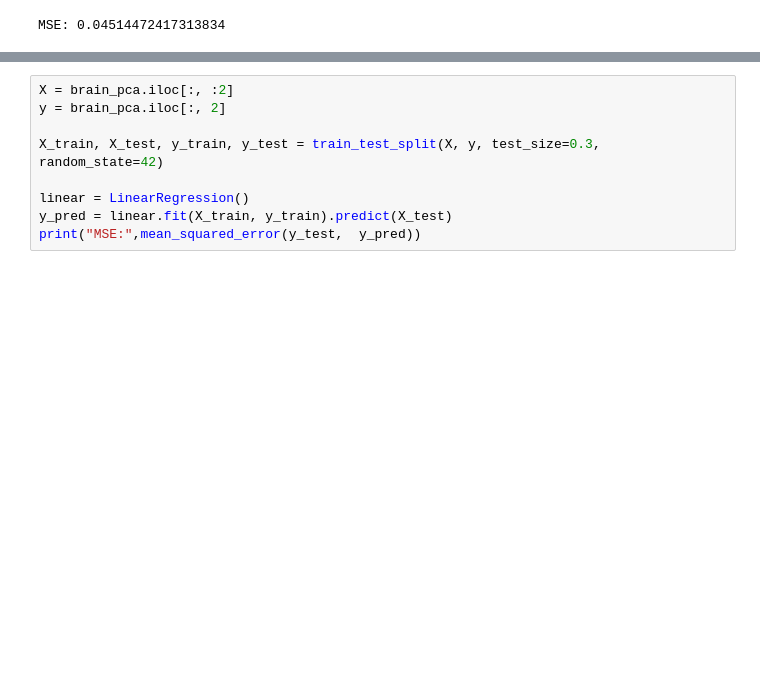
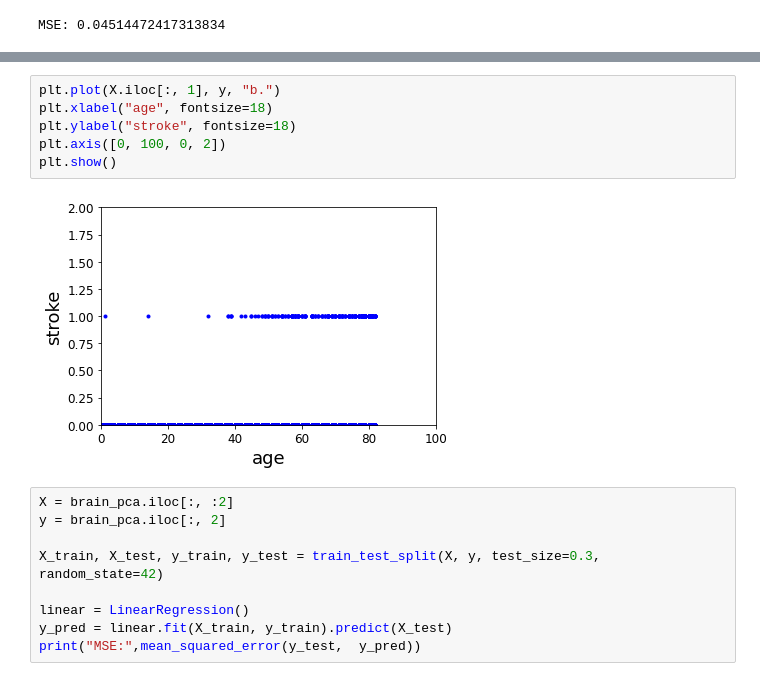
Before and after one commit to Lisnivia/F21DL, a Jupyter notebook: Lab 9.ipynb, the cells around one changed output, grey strips where cells are left out. Saved outputs shown, nothing was run; the diff lists cells and outputs as text; blank space fills up the shorter version.

```diff
--- a/Lab 9.ipynb
+++ b/Lab 9.ipynb
@@ -72,3 +83,11 @@ MSE: 0.04514472417313834
+# %%
+plt.plot(X.iloc[:, 1], y, "b.")
+plt.xlabel("age", fontsize=18)
+plt.ylabel("stroke", fontsize=18)
+plt.axis([0, 100, 0, 2])
+plt.show()
+# %% [output]
+[figure, added]
 # %%
 X = brain_pca.iloc[:, :2]
 y = brain_pca.iloc[:, 2]
```
Also changed, not shown: parts of 6 cells of this notebook.
